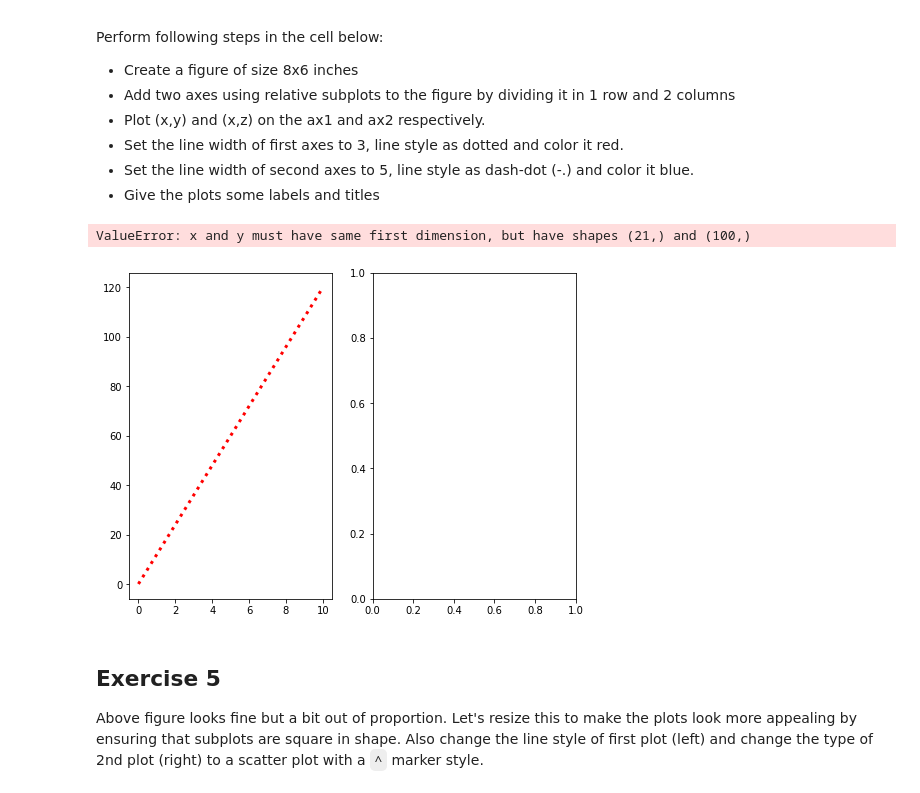
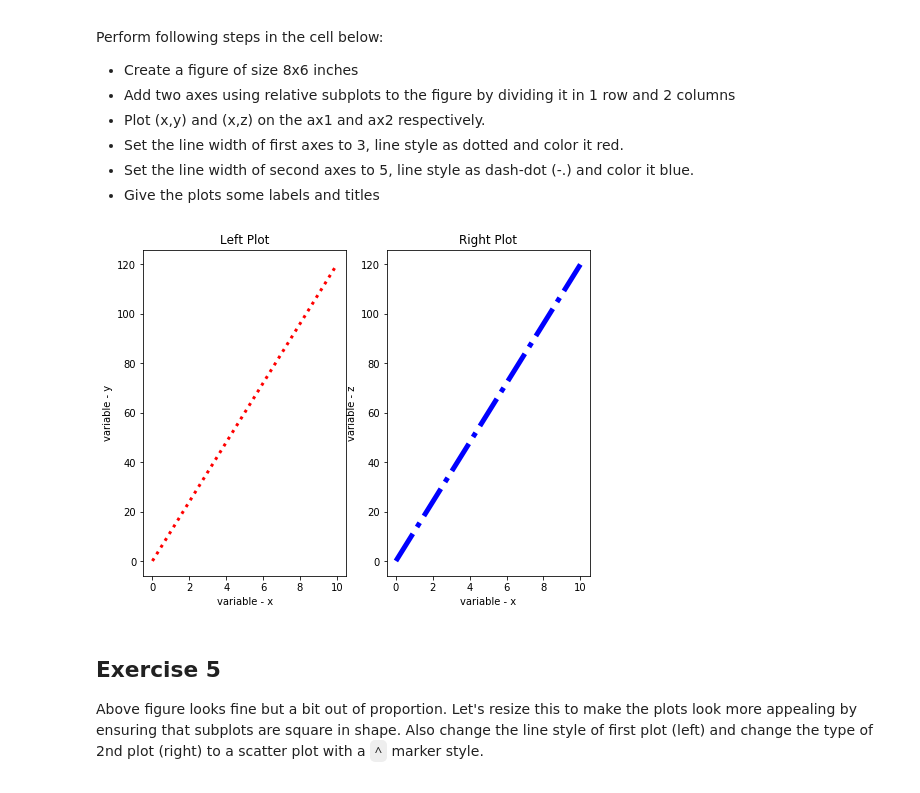
Before and after one commit to TimMango/dsc-more-practice-with-matplotlib-lab-dc-ds-career-042219, a Jupyter notebook: index.ipynb, the cells around one changed output. Saved outputs shown, nothing was run; the diff lists cells and outputs as text; code cells hidden in the pictures.

```diff
--- a/index.ipynb
+++ b/index.ipynb
@@ -136,24 +136,23 @@ Perform following steps in the cell below:
 # %%
 new_figure = plt.figure(figsize=(8,6))
 
 ax = new_figure.add_subplot(121)
 ax2 = new_figure.add_subplot(122)
 
 ax.plot(x, y, color='red', linewidth=3, linestyle = ':')
-ax2.plot(x, z, color='blue', linewidth=5, linestyle = '-.')
+ax2.plot(x, y, color='blue', linewidth=5, linestyle = '-.')
 
 ax.set_xlabel('variable - x')
 ax.set_ylabel('variable - y')
 ax.set_title ('Left Plot')
 
 ax2.set_xlabel('variable - x')
 ax2.set_ylabel('variable - z')
 ax2.set_title ('Right Plot')
 
 plt.show()
 # %% [output]
-ValueError: x and y must have same first dimension, but have shapes (21,) and (100,)
-[figure, old version]
+[figure, new version]
 # %% [markdown]
 ## Exercise 5
 
```
